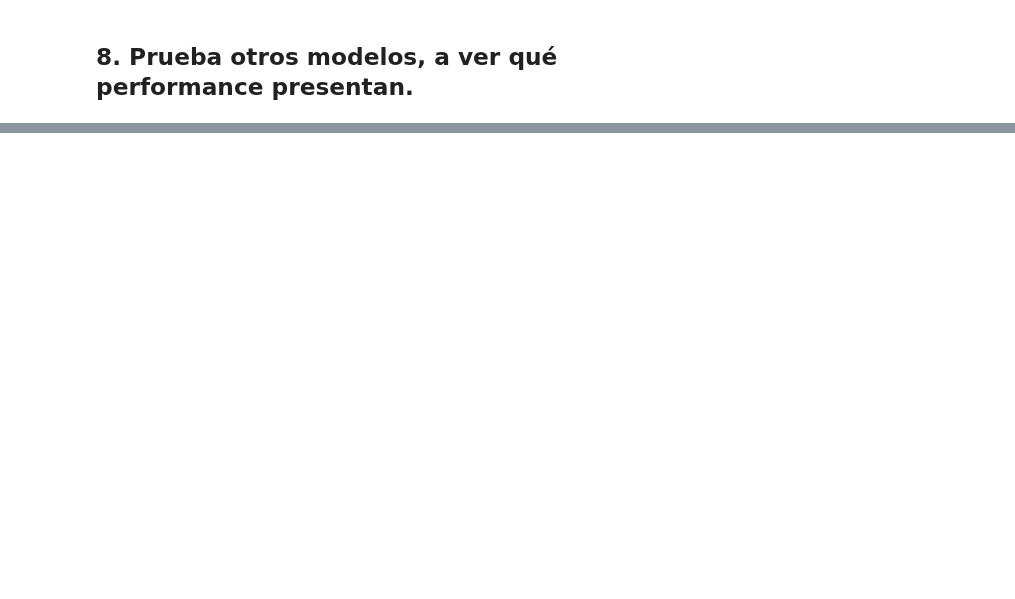
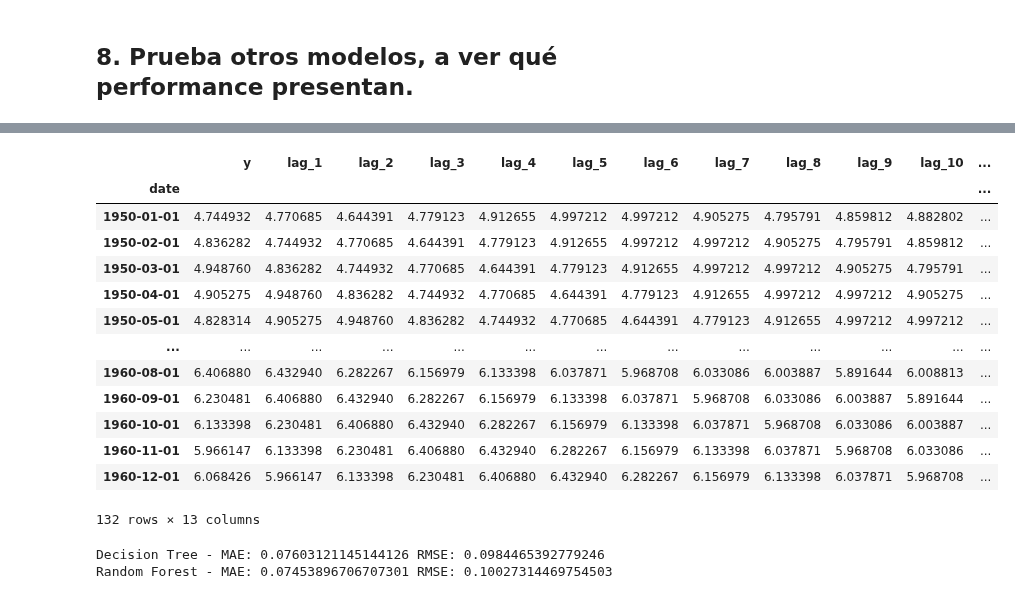
Before and after one commit to InigoLopez1999/2503_dsft_thebridge_inigolopez, a Jupyter notebook: 3-Machine_Learning/1-Supervisado/5-TimeSeries/ejercicios/2_Time_Series_Forecast.ipynb, the cells around one changed output, grey strips where cells are left out. Saved outputs shown, nothing was run; the diff lists cells and outputs as text; code cells hidden in the pictures; blank space fills up the shorter version.

```diff
--- a/3-Machine_Learning/1-Supervisado/5-TimeSeries/ejercicios/2_Time_Series_Forecast.ipynb
+++ b/3-Machine_Learning/1-Supervisado/5-TimeSeries/ejercicios/2_Time_Series_Forecast.ipynb
@@ -125,0 +214,27 @@ ValueError: numpy.dtype size changed, may indicate binary incompatibility. Expec
+# %%
+n_lags = 12
+df_supervisado = pd.DataFrame()
+df_supervisado['y'] = data["log_value"]
+# %%
+for i in range(1, n_lags + 1):
+    df_supervisado[f'lag_{i}'] = data["log_value"].shift(i)
+
+# Eliminamos las filas con valores NaN (las primeras 12 filas)
+df_supervisado.dropna(inplace=True)
+# %%
+df_supervisado
+# %% [output]
+|  | y | lag_1 | lag_2 | lag_3 | lag_4 | lag_5 | lag_6 | lag_7 | lag_8 | lag_9 | lag_10 | ... |
+| date |  |  |  |  |  |  |  |  |  |  |  | ... |
+| 1950-01-01 | 4.744932 | 4.770685 | 4.644391 | 4.779123 | 4.912655 | 4.997212 | 4.997212 | 4.905275 | 4.795791 | 4.859812 | 4.882802 | ... |
+| 1950-02-01 | 4.836282 | 4.744932 | 4.770685 | 4.644391 | 4.779123 | 4.912655 | 4.997212 | 4.997212 | 4.905275 | 4.795791 | 4.859812 | ... |
+| 1950-03-01 | 4.948760 | 4.836282 | 4.744932 | 4.770685 | 4.644391 | 4.779123 | 4.912655 | 4.997212 | 4.997212 | 4.905275 | 4.795791 | ... |
+| 1950-04-01 | 4.905275 | 4.948760 | 4.836282 | 4.744932 | 4.770685 | 4.644391 | 4.779123 | 4.912655 | 4.997212 | 4.997212 | 4.905275 | ... |
+| 1950-05-01 | 4.828314 | 4.905275 | 4.948760 | 4.836282 | 4.744932 | 4.770685 | 4.644391 | 4.779123 | 4.912655 | 4.997212 | 4.997212 | ... |
+| ... | ... | ... | ... | ... | ... | ... | ... | ... | ... | ... | ... | ... |
+| 1960-08-01 | 6.406880 | 6.432940 | 6.282267 | 6.156979 | 6.133398 | 6.037871 | 5.968708 | 6.033086 | 6.003887 | 5.891644 | 6.008813 | ... |
+| 1960-09-01 | 6.230481 | 6.406880 | 6.432940 | 6.282267 | 6.156979 | 6.133398 | 6.037871 | 5.968708 | 6.033086 | 6.003887 | 5.891644 | ... |
+| 1960-10-01 | 6.133398 | 6.230481 | 6.406880 | 6.432940 | 6.282267 | 6.156979 | 6.133398 | 6.037871 | 5.968708 | 6.033086 | 6.003887 | ... |
+| 1960-11-01 | 5.966147 | 6.133398 | 6.230481 | 6.406880 | 6.432940 | 6.282267 | 6.156979 | 6.133398 | 6.037871 | 5.968708 | 6.033086 | ... |
+| 1960-12-01 | 6.068426 | 5.966147 | 6.133398 | 6.230481 | 6.406880 | 6.432940 | 6.282267 | 6.156979 | 6.133398 | 6.037871 | 5.968708 | ... |
+132 rows × 13 columns
@@ -125,0 +260,15 @@ ValueError: numpy.dtype size changed, may indicate binary incompatibility. Expec
+# %%
+
+# Árbol de decisión
+mae_dt = mean_absolute_error(y_test, dt_pred)
+rmse_dt = np.sqrt(mean_squared_error(y_test, dt_pred))
+
+# Random forest
+mae_rf = mean_absolute_error(y_test, rf_pred)
+rmse_rf = np.sqrt(mean_squared_error(y_test, rf_pred))
+
+print("Decision Tree - MAE:", mae_dt, "RMSE:", rmse_dt)
+print("Random Forest - MAE:", mae_rf, "RMSE:", rmse_rf)
+# %% [output]
+Decision Tree - MAE: 0.07603121145144126 RMSE: 0.0984465392779246
+Random Forest - MAE: 0.07453896706707301 RMSE: 0.10027314469754503
```
Also changed, not shown: parts of 19 cells of this notebook.
